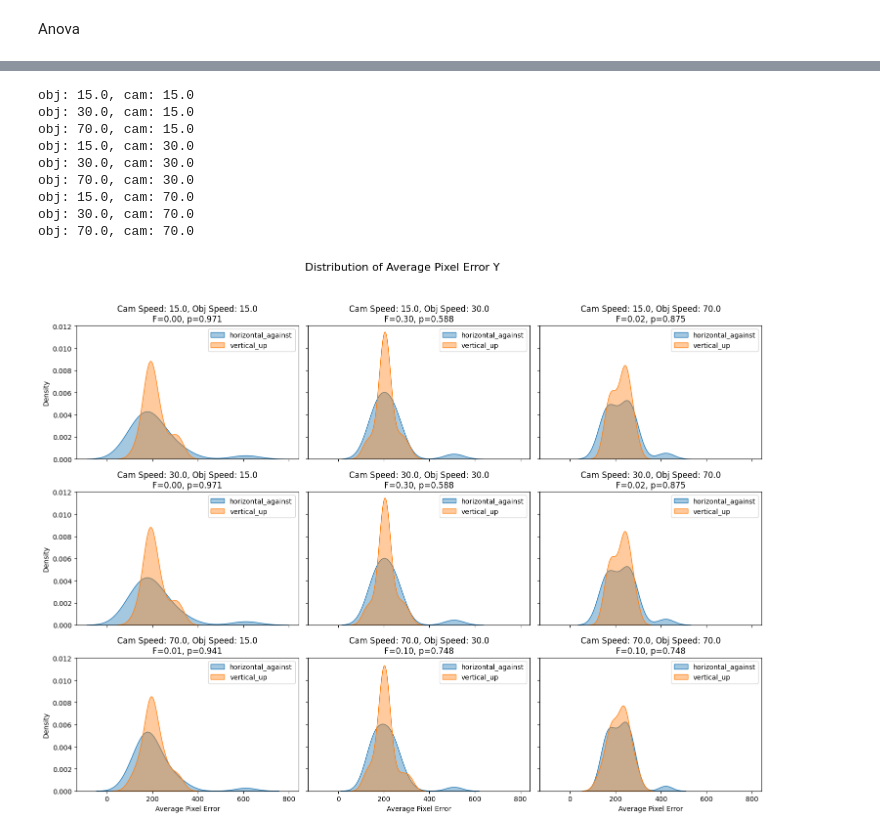
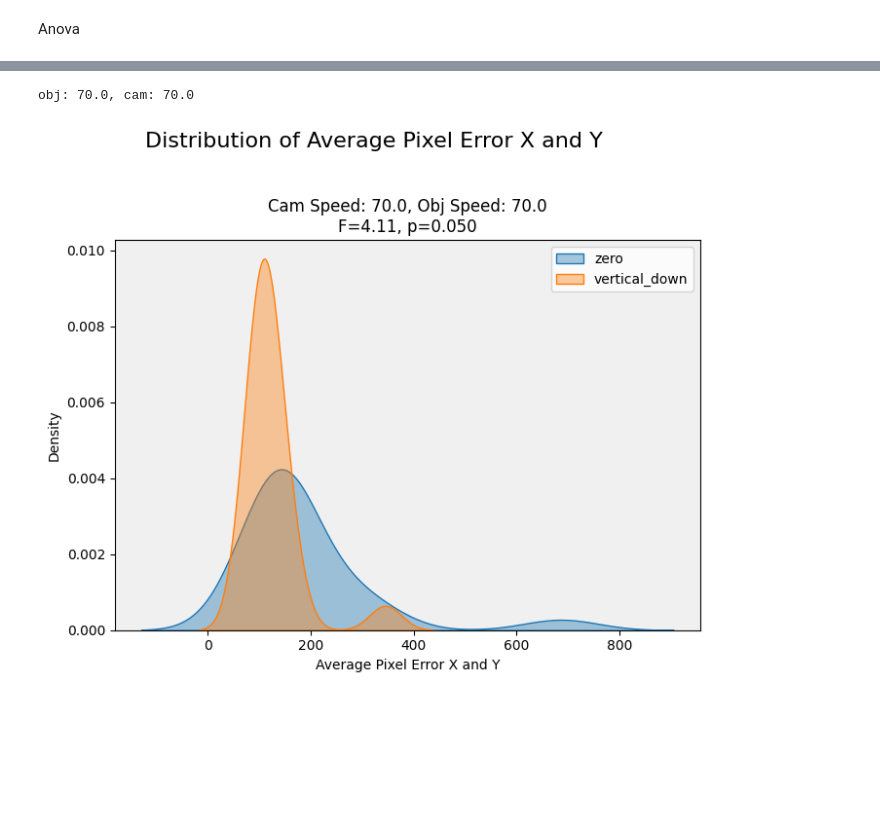
Before and after one commit to jennakangg/motiontrackingdatavis, a Jupyter notebook: MotionTrackingVisGaze2DGroupTrials.ipynb, the cells around one changed output, grey strips where cells are left out. Saved outputs shown, nothing was run; the diff lists cells and outputs as text; code cells hidden in the pictures; blank space fills up the shorter version.

Commit message:
data processing for pairs for anova

```diff
--- a/MotionTrackingVisGaze2DGroupTrials.ipynb
+++ b/MotionTrackingVisGaze2DGroupTrials.ipynb
@@ -897,6 +903,6 @@ plot_condition_speed_pairs(data, pair_conditions, trial_details_df, alpha=0.3)
 # %%
-data = pd.read_csv('GazeDataPilot\gaze_data_all_trials_pilot.csv', sep=',')
-trial_details_df = pd.read_csv("generated_trials_ids_pilot.csv")
+data = pd.read_csv('GazeDataPilot\gaze_data_all_trials_y_pilot_yunxiang.csv', sep=',')
+trial_details_df = pd.read_csv("generated_trials_ids_y_pilot.csv")
 # Map TrialID to camera motion type and object speed based on an external mapping file
 def map_camera_motion_type_and_object_speed(data_df, trial_details_df):
     data_df = data_df.merge(trial_details_df[['trial_id', 'camera_motion_type', 'object_speed', 'camera_speed', 'object_motion_type']],
@@ -904,8 +910,8 @@ def map_camera_motion_type_and_object_speed(data_df, trial_details_df):
     return data_df
 
 # Define screen resolution (you can adjust this based on Unity's settings)
-screen_width = 3840
-screen_height = 2160
+screen_width = 2560
+screen_height = 1440
 
 data['RelativeTime'] = data.groupby('TrialNumber')['Time'].transform(lambda x: x - x.min())
 
@@ -1078,7 +1080,6 @@ def perform_anova_on_individual_trials(avg_error_per_individual_trial, camera_mo
     # Organize the data by camera motion type for ANOVA
     error_data = [avg_error_per_individual_trial[avg_error_per_individual_trial['camera_motion_type'] == motion_type]['PixelError']
                   for motion_type in avg_error_per_individual_trial['camera_motion_type'].unique()]
-
     if len(error_data) > 1:
         f_stat, p_value = f_oneway(*error_data)
         return {'F-statistic': f_stat, 'p-value': p_value}
@@ -1086,14 +1087,22 @@ def perform_anova_on_individual_trials(avg_error_per_individual_trial, camera_mo
         return {'F-statistic': None, 'p-value': None}  # Skip ANOVA if only one group
 
 def analyze_combinations(data, time_ranges, camera_motion_types_to_compare, camera_speeds, object_speeds, object_motion_types, axis):
-    num_combinations = len(camera_speeds) * len(object_speeds)
-    fig, axes = plt.subplots(len(camera_speeds), len(object_speeds), figsize=(15, 12), sharex=True, sharey=True)
-    fig.suptitle(f"Distribution of Average Pixel Error X and Y magnitudes", fontsize=16)
+    num_camera_speeds = len(camera_speeds)
+    num_object_speeds = len(object_speeds)
+    num_combinations = num_camera_speeds * num_object_speeds
+
+    # Create figure and axes
+    if num_combinations > 1:
+        fig, axes = plt.subplots(num_camera_speeds, num_object_speeds, figsize=(15, 12), sharex=True, sharey=True)
+        fig.suptitle(f"Distribution of Average Pixel Error {axis}", fontsize=16)
+    else:
+        fig, ax = plt.subplots(figsize=(7, 6))
+        axes = [[ax]]  # Single plot, wrapped in a nested list to maintain indexing consistency
+        fig.suptitle(f"Distribution of Average Pixel Error X and Y", fontsize=16)
 
     for i, cam_speed in enumerate(camera_speeds):
         for j, obj_speed in enumerate(object_speeds):
             time_start, time_end = time_ranges.get(obj_speed, (0, 4))  # Default time range if not in map
-
 
             avg_error_per_individual_trial = calculate_average_error_per_individual_trial(
                 data, time_start, time_end, object_speed=obj_speed, camera_speed=cam_speed, object_motion_types=object_motion_types, axis=axis
@@ -1102,51 +1111,57 @@ def analyze_combinations(data, time_ranges, camera_motion_types_to_compare, came
             anova_results = perform_anova_on_individual_trials(avg_error_per_individual_trial, camera_motion_types=camera_motion_types_to_compare)
 
             # Get the subplot axes
-            ax = axes[i, j] if len(camera_speeds) > 1 and len(object_speeds) > 1 else axes[max(i, j)]
+            ax = axes[i][j] if num_combinations > 1 else axes[0][0]
 
             # Shade the plot background gray if p-value is significant (p < 0.05)
             p_value = anova_results['p-value']
             if p_value is not None and p_value < 0.05:
                 ax.set_facecolor('#f0f0f0')  # Light gray background for significant p-values
 
             # Plot a density plot of average pixel error per individual trial for each camera motion type
             for motion_type in camera_motion_types_to_compare:
                 motion_data = avg_error_per_individual_trial[avg_error_per_individual_trial['camera_motion_type'] == motion_type]
                 sns.kdeplot(motion_data['PixelError'], ax=ax, label=f"{motion_type}", fill=True, alpha=0.4)
 
             # Display ANOVA results in the title of each subplot
             f_stat = anova_results['F-statistic']
             ax.set_title(f"Cam Speed: {cam_speed}, Obj Speed: {obj_speed}\nF={f_stat:.2f}, p={p_value:.3f}")
-            ax.set_xlabel("Average Pixel Error")
+            ax.set_xlabel("Average Pixel Error X and Y")
+            # ax.set_xlim(0, 400)
             ax.set_ylabel("Density")
             ax.legend()
 
     plt.tight_layout(rect=[0, 0.03, 1, 0.95])
     plt.show()
 
 
 
 # Define parameters
 time_ranges = {
     15.0: (0.2, 5.0),
     30.0: (0.2, 3.5),
-    70.0: (0.6, 1.3),
+    70.0: (0.2, 0.8),
 }
-camera_motion_types_to_compare = ['horizontal_against', 'vertical_up']
-camera_speeds = [15.0, 30.0, 70.0]
-object_speeds = [15.0, 30.0, 70.0]
+camera_motion_types_to_compare = [
+    # 'diagonal_left_up_y1',
+    # 'diagonal_left_up_y2',
+    # 'diagonal_left_down_y1',
+    # 'diagonal_left_down_y2',
+    'zero',
+    # 'horizontal_right',
+    # 'horizontal_left',
+    # 'diagonal_right_up_y1',
+    # 'diagonal_right_up_y2',
+    # 'diagonal_right_down_y1',
+    # 'diagonal_right_down_y2',
+    'vertical_down'
+    ]
+camera_speeds = [70.0]
+object_speeds = [70.0]
 
-object_motion_types = ['right_to_left']  # Specify the object motion types to filter
+object_motion_types = ['left_to_right']  # Specify the object motion types to filter
 # Analyze each combination of camera and object speeds
 analyze_combinations(data, time_ranges, camera_motion_types_to_compare, camera_speeds, object_speeds, object_motion_types, "Y")
 # %% [output]
-obj: 15.0, cam: 15.0
-obj: 30.0, cam: 15.0
-obj: 70.0, cam: 15.0
-obj: 15.0, cam: 30.0
-obj: 30.0, cam: 30.0
-obj: 70.0, cam: 30.0
-obj: 15.0, cam: 70.0
-obj: 30.0, cam: 70.0
 obj: 70.0, cam: 70.0
-[figure, old version]
+[figure, new version]
```
Also changed, not shown: parts of 11 cells of this notebook, 9 other files.
